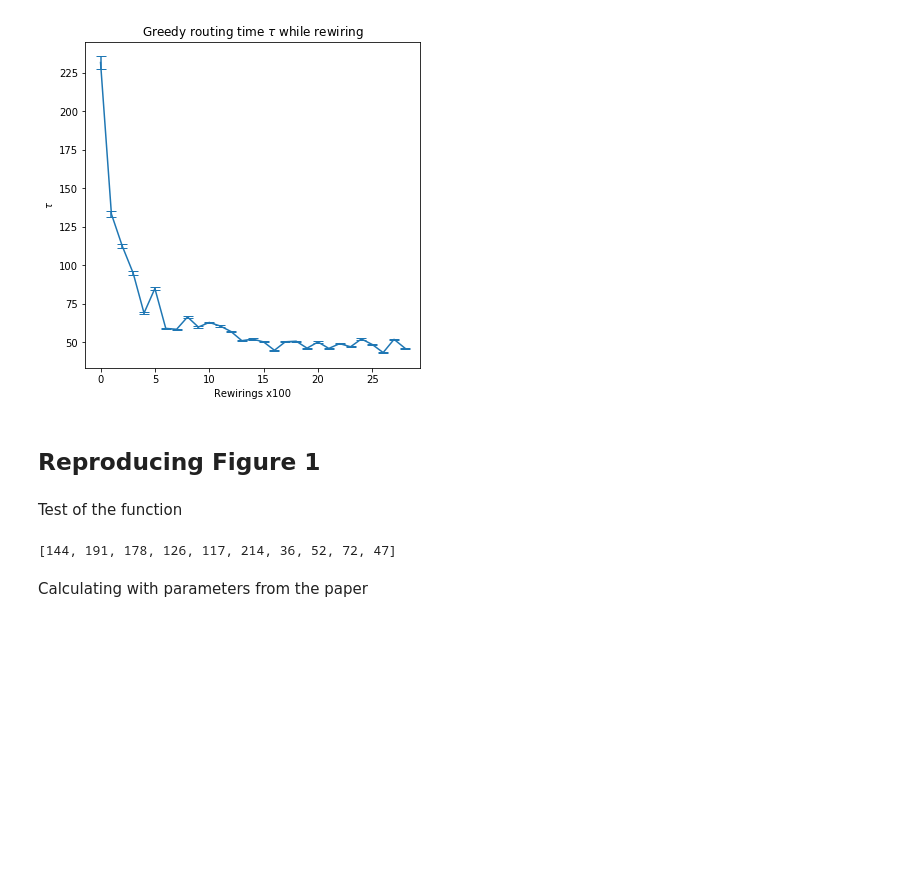
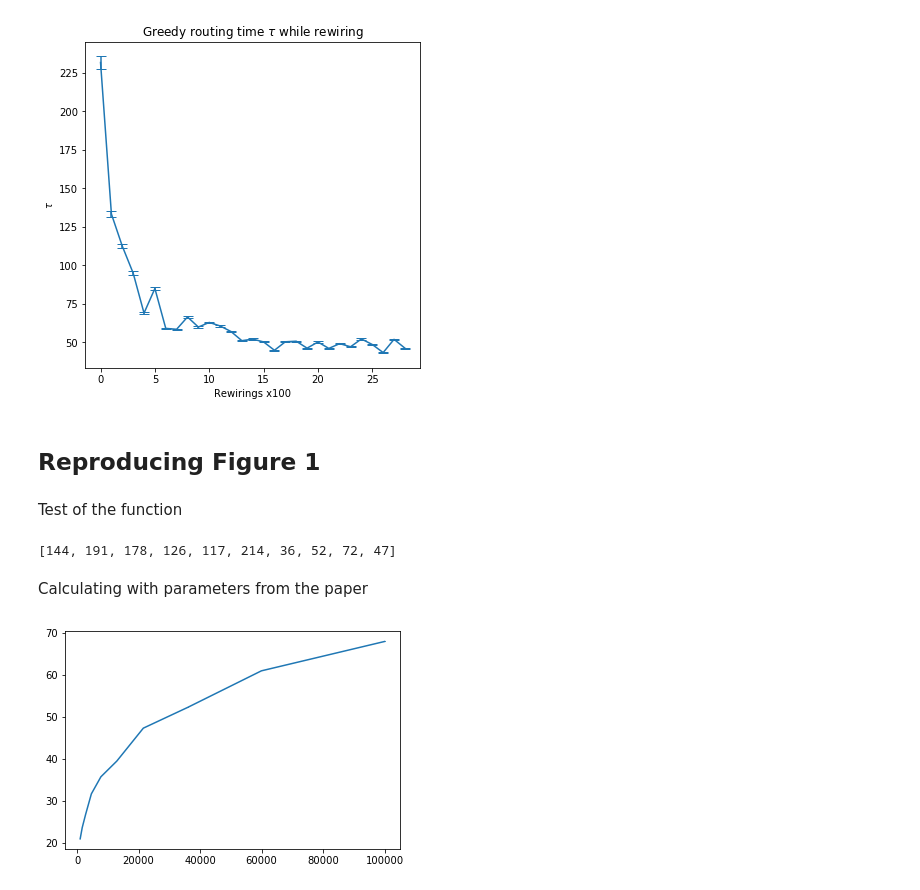
Before and after one commit to sergeivolodin/NavigableEvolution, a Jupyter notebook: Simulation.ipynb, the cells around one changed output. Cells and saved outputs as stored; diff of their text form; code cells hidden in the pictures; blank space fills up the shorter version.

Commit message:
Add results from Fig1 computation

```diff
--- a/Simulation.ipynb
+++ b/Simulation.ipynb
@@ -216,3 +216,11 @@ rewirings = 5000
 repetitions = 500
 
 results = [estimate_tau_after_rewiring(N = int(N), p = p, repetitions = repetitions, rewirings = rewirings) for N in N_arr]
+# %%
+taus = np.array([x[1] for x in results])
+# %%
+plt.figure()
+plt.errorbar(N_arr, np.mean(taus, axis = 1), yerr = np.std(taus, axis = 1) / repetitions)
+plt.show()
+# %% [output]
+[figure, added]
```
Also changed, not shown: parts of 1 cell of this notebook, 1 other file.
